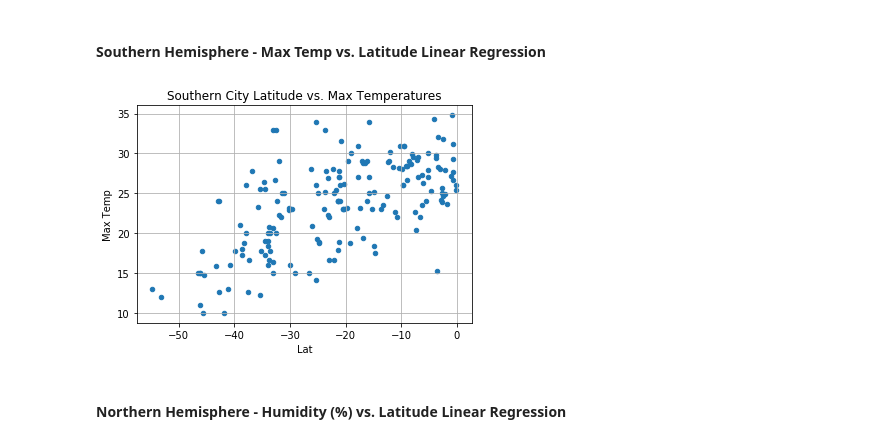
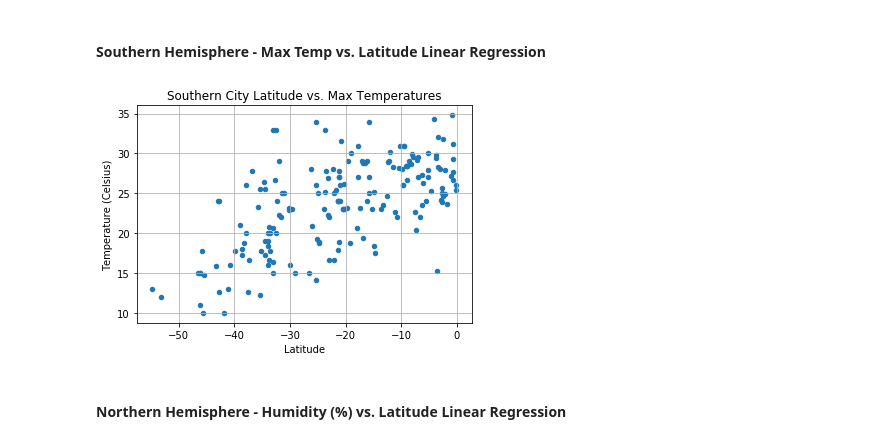
Before and after one commit to avinashdhawan/python-api-challenge, a Jupyter notebook: WeatherPy/WeatherPy_akd.ipynb, the cells around one changed output. Saved outputs shown, nothing was run; the diff lists cells and outputs as text; code cells hidden in the pictures.

```diff
--- a/WeatherPy/WeatherPy_akd.ipynb
+++ b/WeatherPy/WeatherPy_akd.ipynb
@@ -391,19 +392,19 @@ plt.show()
 # %%
 # Latitude vs. Temperature Plot
 southern_plot = weather_data_southern_df.plot(kind='scatter',x='Lat',y='Max Temp', title= 'Southern City Latitude vs. Max Temperatures')
-northern_plot.set_xlabel("Latitude")
-northern_plot.set_ylabel("Temperature (Celsius)")
+southern_plot.set_xlabel("Latitude")
+southern_plot.set_ylabel("Temperature (Celsius)")
 
 plt.grid(True)
 
 
 # Save the figure
 plt.savefig("Southern_Latitude_vs_Temperature_Plot.png")
 
 # Show plot
 plt.show()
 # %% [output]
-[figure, old version]
+[figure, new version]
 # %% [markdown]
 ####  Northern Hemisphere - Humidity (%) vs. Latitude Linear Regression
 # %%
```
Also changed, not shown: parts of 7 cells of this notebook.
